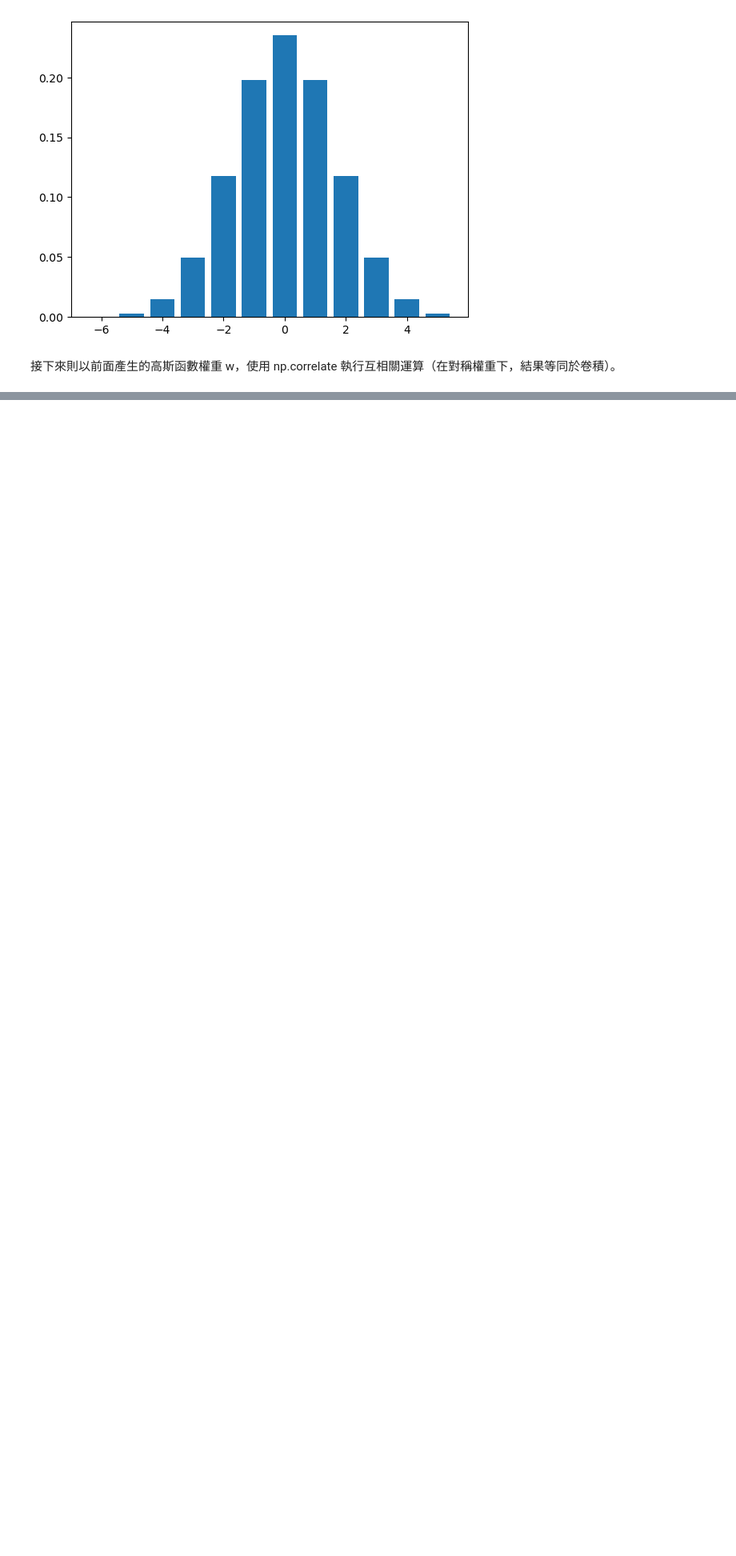
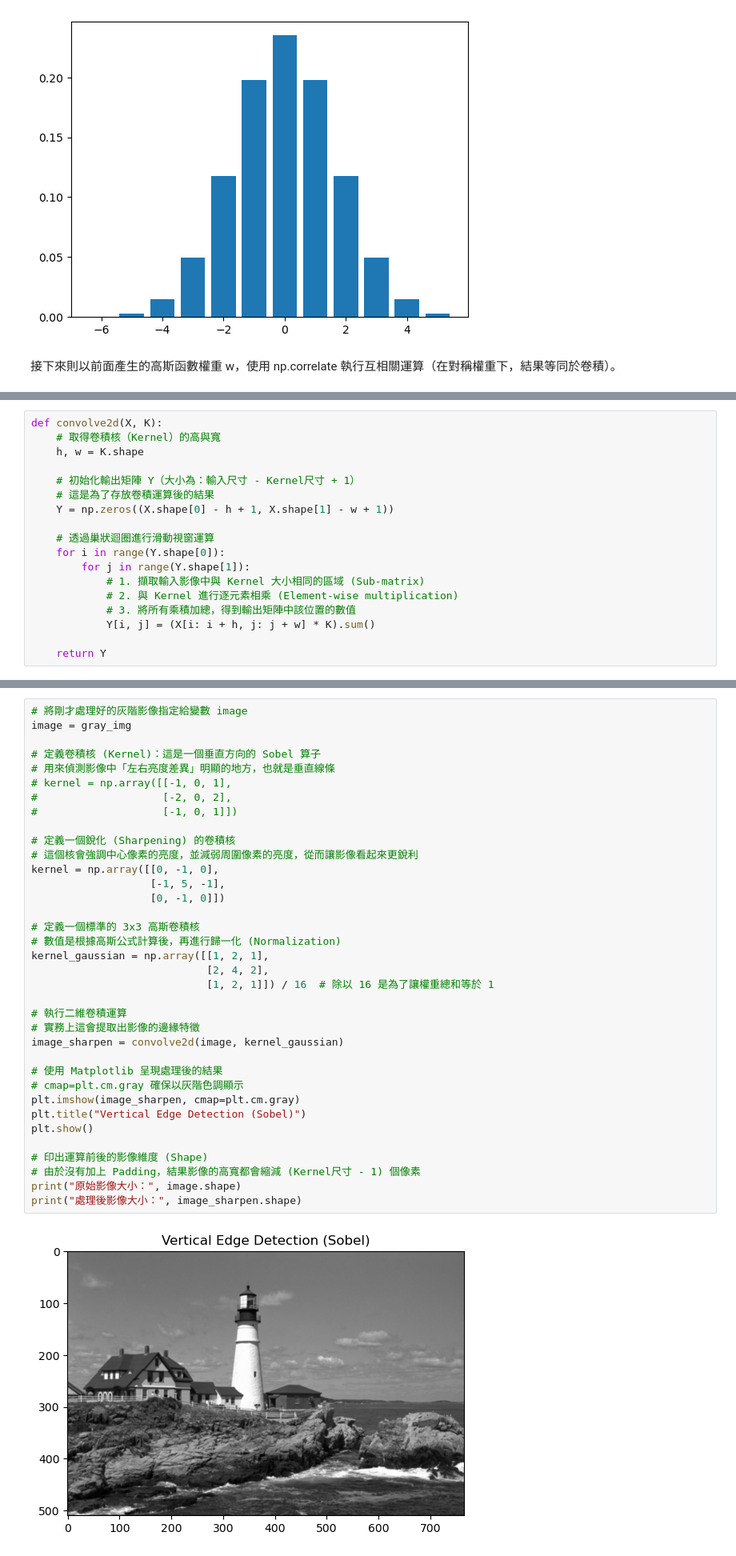
Before and after one commit to billy1125/Machine-Learning, a Jupyter notebook: Convolution.ipynb, the cells around one changed output, grey strips where cells are left out. Shown at 80% size. Saved outputs shown, nothing was run; the diff lists cells and outputs as text; blank space fills up the shorter version.

```diff
--- a/Convolution.ipynb
+++ b/Convolution.ipynb
@@ -204,0 +283,18 @@ plt.plot(x, yhat, color='red')
+# %%
+def convolve2d(X, K):
+    # 取得卷積核（Kernel）的高與寬
+    h, w = K.shape
+
+    # 初始化輸出矩陣 Y（大小為：輸入尺寸 - Kernel尺寸 + 1）
+    # 這是為了存放卷積運算後的結果
+    Y = np.zeros((X.shape[0] - h + 1, X.shape[1] - w + 1))
+
+    # 透過巢狀迴圈進行滑動視窗運算
+    for i in range(Y.shape[0]):
+        for j in range(Y.shape[1]):
+            # 1. 擷取輸入影像中與 Kernel 大小相同的區域 (Sub-matrix)
+            # 2. 與 Kernel 進行逐元素相乘 (Element-wise multiplication)
+            # 3. 將所有乘積加總，得到輸出矩陣中該位置的數值
+            Y[i, j] = (X[i: i + h, j: j + w] * K).sum()
+
+    return Y
@@ -204,0 +336,38 @@ plt.plot(x, yhat, color='red')
+# %%
+# 將剛才處理好的灰階影像指定給變數 image
+image = gray_img
+
+# 定義卷積核 (Kernel)：這是一個垂直方向的 Sobel 算子
+# 用來偵測影像中「左右亮度差異」明顯的地方，也就是垂直線條
+# kernel = np.array([[-1, 0, 1],
+#                    [-2, 0, 2],
+#                    [-1, 0, 1]])
+
+# 定義一個銳化 (Sharpening) 的卷積核
+# 這個核會強調中心像素的亮度，並減弱周圍像素的亮度，從而讓影像看起來更銳利
+kernel = np.array([[0, -1, 0],
+                   [-1, 5, -1],
+                   [0, -1, 0]])
+
+# 定義一個標準的 3x3 高斯卷積核
+# 數值是根據高斯公式計算後，再進行歸一化 (Normalization)
+kernel_gaussian = np.array([[1, 2, 1],
+                            [2, 4, 2],
+                            [1, 2, 1]]) / 16  # 除以 16 是為了讓權重總和等於 1
+
+# 執行二維卷積運算
+# 實務上這會提取出影像的邊緣特徵
+image_sharpen = convolve2d(image, kernel_gaussian)
+
+# 使用 Matplotlib 呈現處理後的結果
+# cmap=plt.cm.gray 確保以灰階色調顯示
+plt.imshow(image_sharpen, cmap=plt.cm.gray)
+plt.title("Vertical Edge Detection (Sobel)")
+plt.show()
+
+# 印出運算前後的影像維度 (Shape)
+# 由於沒有加上 Padding，結果影像的高寬都會縮減 (Kernel尺寸 - 1) 個像素
+print("原始影像大小：", image.shape)
+print("處理後影像大小：", image_sharpen.shape)
+# %% [output]
+[figure, added]
```
Also changed, not shown: parts of 8 cells of this notebook, 2 other files.
